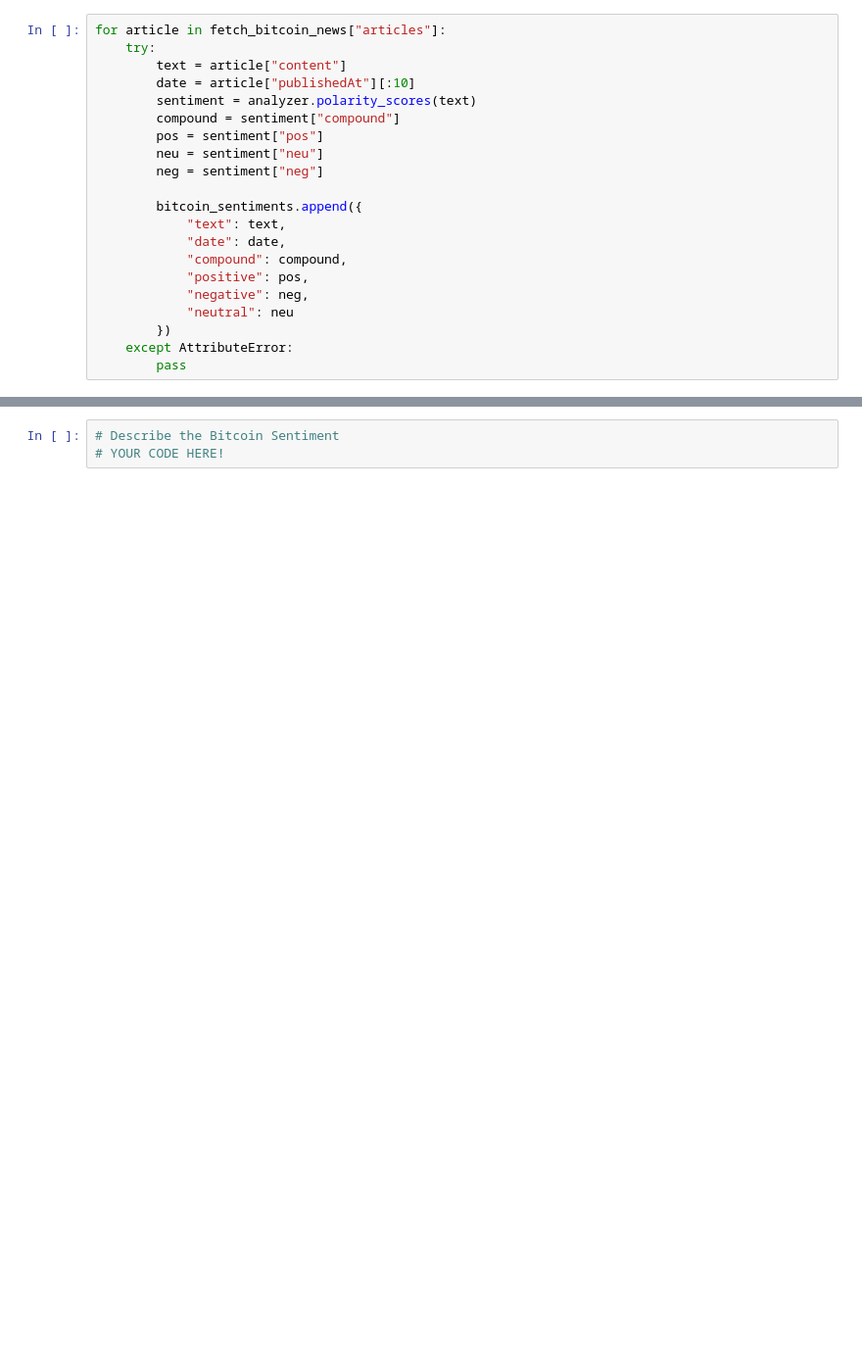
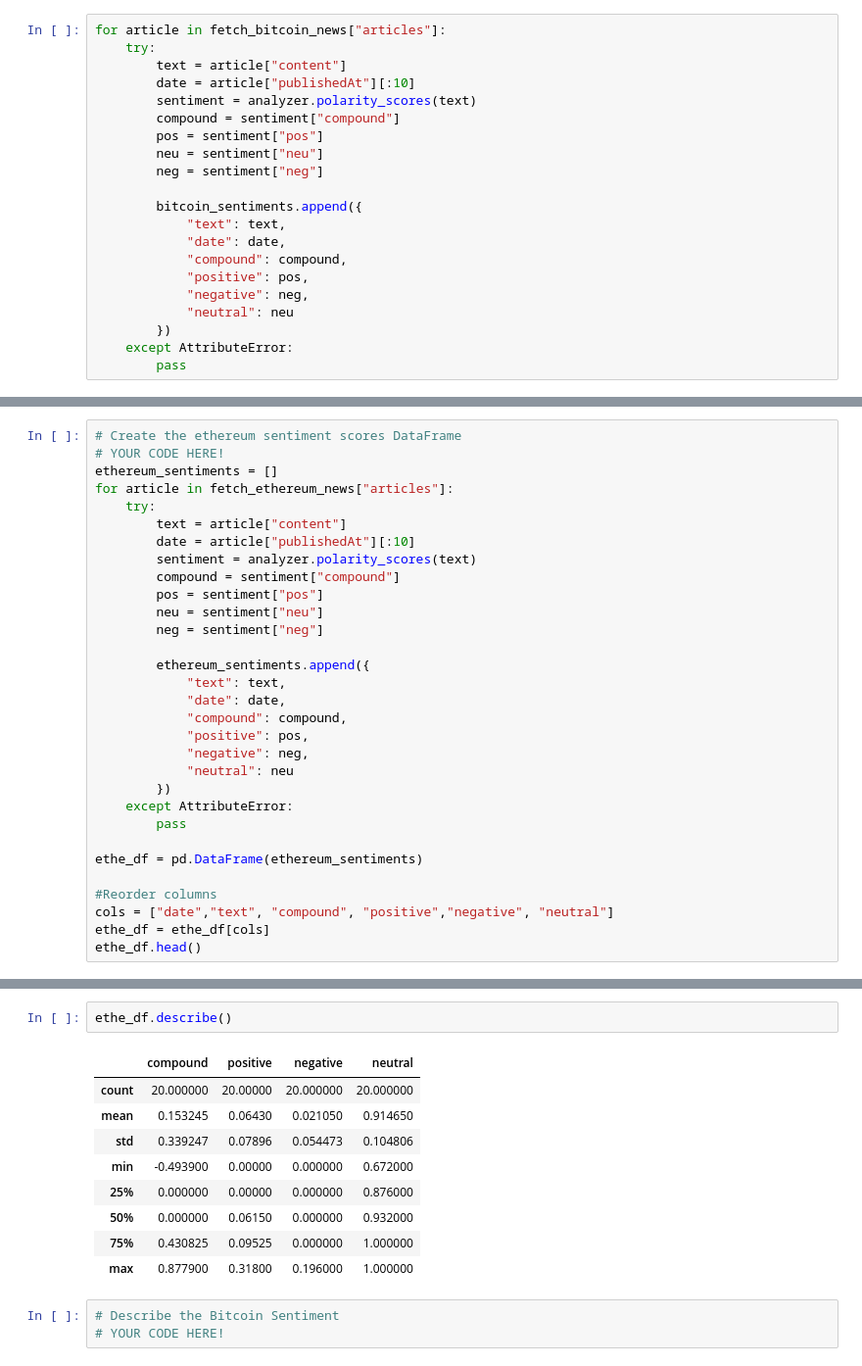
Before and after one commit to CacheKatch/crypto_sentiment_nlp, a Jupyter notebook: Starter_Code/crypto_sentiment.ipynb, the cells around one changed output, grey strips where cells are left out. Shown at 98% size. Drawn from its saved outputs; the diff is of its cells as text; blank space fills up the shorter version.

```diff
--- a/Starter_Code/crypto_sentiment.ipynb
+++ b/Starter_Code/crypto_sentiment.ipynb
@@ -113,0 +121,31 @@ bitcoin_df.describe()
+# %%
+# Create the ethereum sentiment scores DataFrame
+# YOUR CODE HERE!
+ethereum_sentiments = []
+for article in fetch_ethereum_news["articles"]:
+    try:
+        text = article["content"]
+        date = article["publishedAt"][:10]
+        sentiment = analyzer.polarity_scores(text)
+        compound = sentiment["compound"]
+        pos = sentiment["pos"]
+        neu = sentiment["neu"]
+        neg = sentiment["neg"]
+
+        ethereum_sentiments.append({
+            "text": text,
+            "date": date,
+            "compound": compound,
+            "positive": pos,
+            "negative": neg,
+            "neutral": neu
+        })
+    except AttributeError:
+        pass
+
+ethe_df = pd.DataFrame(ethereum_sentiments)
+
+#Reorder columns
+cols = ["date","text", "compound", "positive","negative", "neutral"]
+ethe_df = ethe_df[cols]
+ethe_df.head()
@@ -114,3 +159,15 @@ bitcoin_df.describe()
+# %%
+ethe_df.describe()
+# %% [output]
+|  | compound | positive | negative | neutral |
+| count | 20.000000 | 20.00000 | 20.000000 | 20.000000 |
+| mean | 0.153245 | 0.06430 | 0.021050 | 0.914650 |
+| std | 0.339247 | 0.07896 | 0.054473 | 0.104806 |
+| min | -0.493900 | 0.00000 | 0.000000 | 0.672000 |
+| 25% | 0.000000 | 0.00000 | 0.000000 | 0.876000 |
+| 50% | 0.000000 | 0.06150 | 0.000000 | 0.932000 |
+| 75% | 0.430825 | 0.09525 | 0.000000 | 1.000000 |
+| max | 0.877900 | 0.31800 | 0.196000 | 1.000000 |
 # %%
 # Describe the Bitcoin Sentiment
 # YOUR CODE HERE!
```
Also changed, not shown: parts of 22 cells of this notebook.
